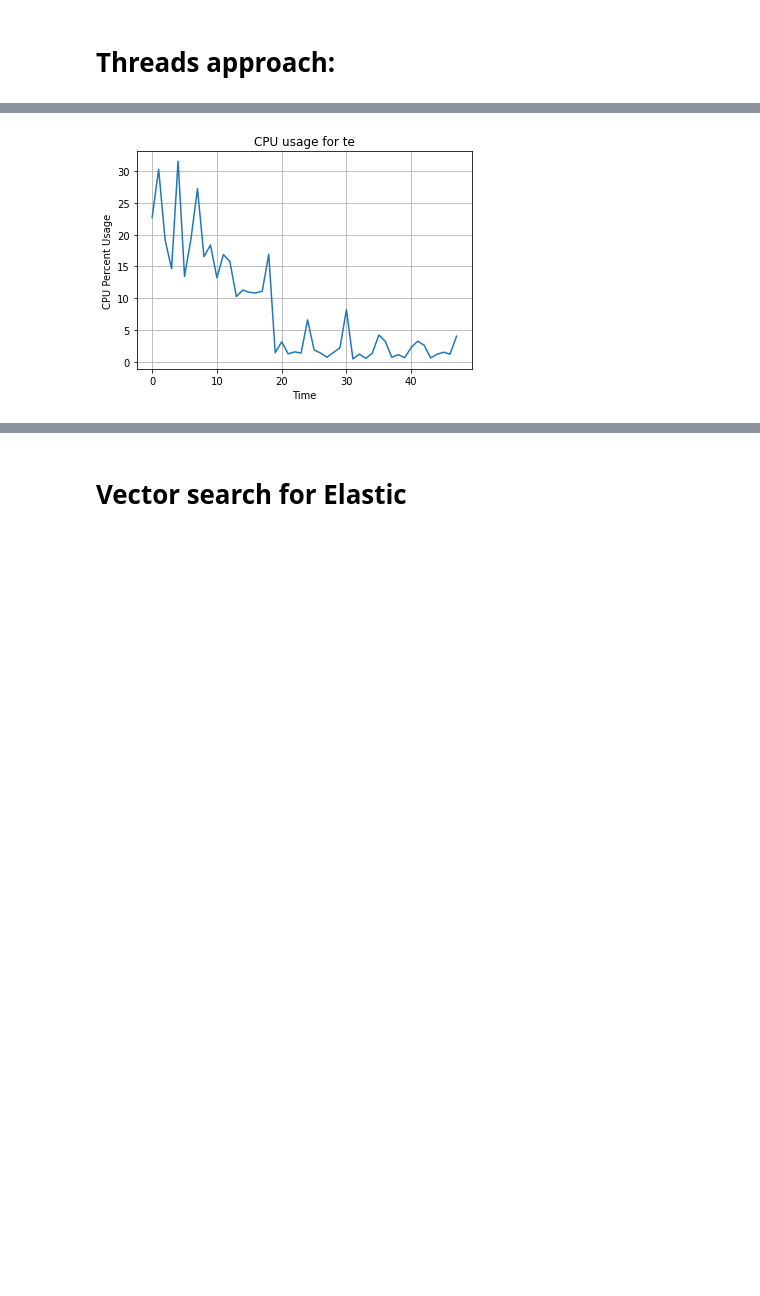
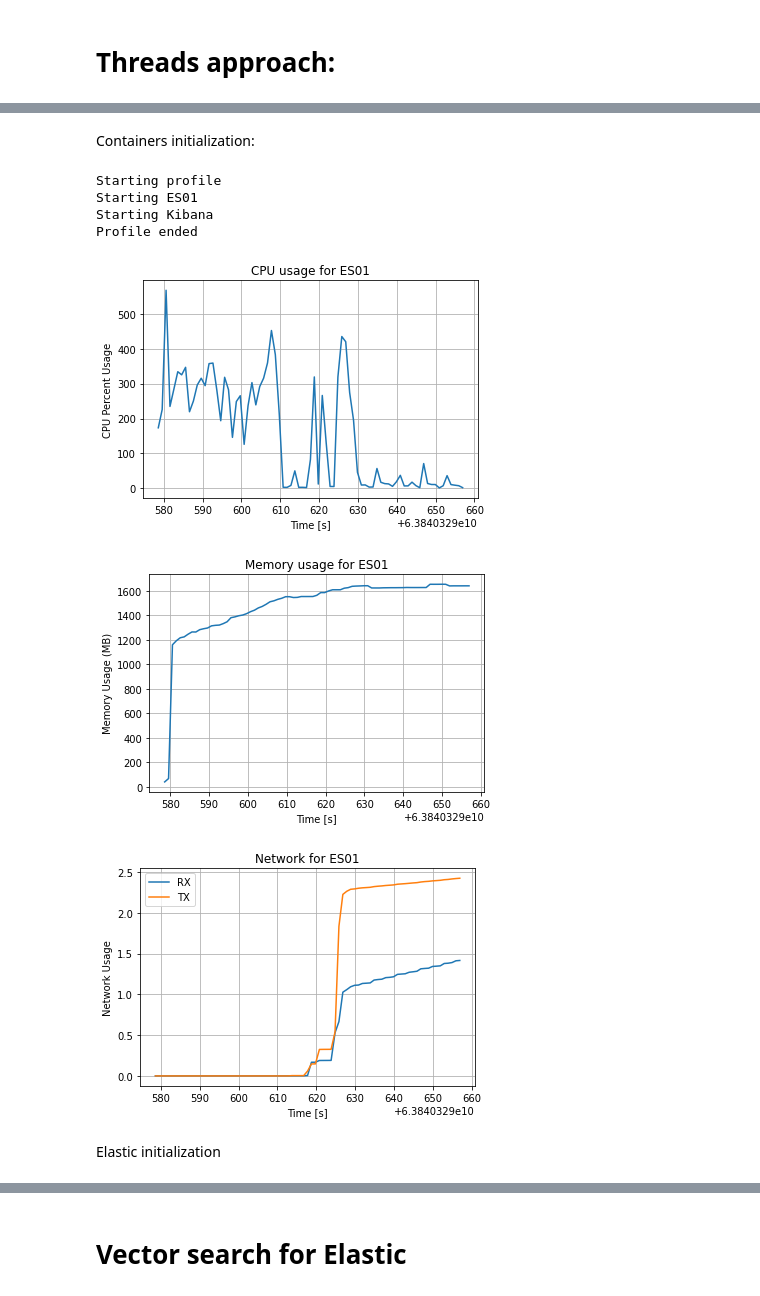
Before and after one commit to AndresSebad/benchmark-vector-bbdd, a Jupyter notebook: benchmark/elastic/ElasticSearch_Test0.ipynb, the cells around one changed output, grey strips where cells are left out. Cells and saved outputs as stored; diff of their text form; code cells hidden in the pictures; blank space fills up the shorter version.

Commit message:
Threading functionalities included. Updates to plotting functions.

```diff
--- a/benchmark/elastic/ElasticSearch_Test0.ipynb
+++ b/benchmark/elastic/ElasticSearch_Test0.ipynb
@@ -475,4 +488,53 @@ Done
-# %%
-cpu_usage_plot(thread_stats, caption="te")
-# %% [output]
-[figure, removed]
+# %% [markdown]
+Containers initialization:
+# %%
+# Create two queues, one for each thread
+queue1 = Queue()
+queue2 = Queue()
+
+# Create an event object to signal the threads to stop
+event = Event()
+
+# Create two threads, each with a target function and the queues as arguments
+t1 = Thread(target=get_docker_stats, args=(queue1, queue2, event))
+t2 = Thread(target=containers_initializer, args=(queue2, queue1, event))
+
+# Start the threads
+t1.start()
+t2.start()
+
+forced_wait = 100
+t0 = time.time()
+while time.time() - t0 < forced_wait:
+    try:
+        time.sleep(1)
+    except KeyboardInterrupt:
+        event.set()
+        break
+event.set()
+
+
+# Join the threads
+t1.join()
+t2.join()
+
+# Print the contents of the queues
+if not queue1.empty():
+    function_results = queue1.get()
+if not queue2.empty():
+    containers_initializer_thread_stats = queue2.get()
+# %% [output]
+Starting profile
+Starting ES01
+Starting Kibana
+Profile ended
+# %%
+cpu_usage_plot(containers_initializer_thread_stats, caption="ES01")
+memory_usage_plot(containers_initializer_thread_stats, caption="ES01")
+io_usage_plot(containers_initializer_thread_stats, caption="ES01")
+# %% [output]
+[figure, added]
+[figure, added]
+[figure, added]
+# %% [markdown]
+Elastic initialization
```
Also changed, not shown: parts of 26 cells of this notebook.
